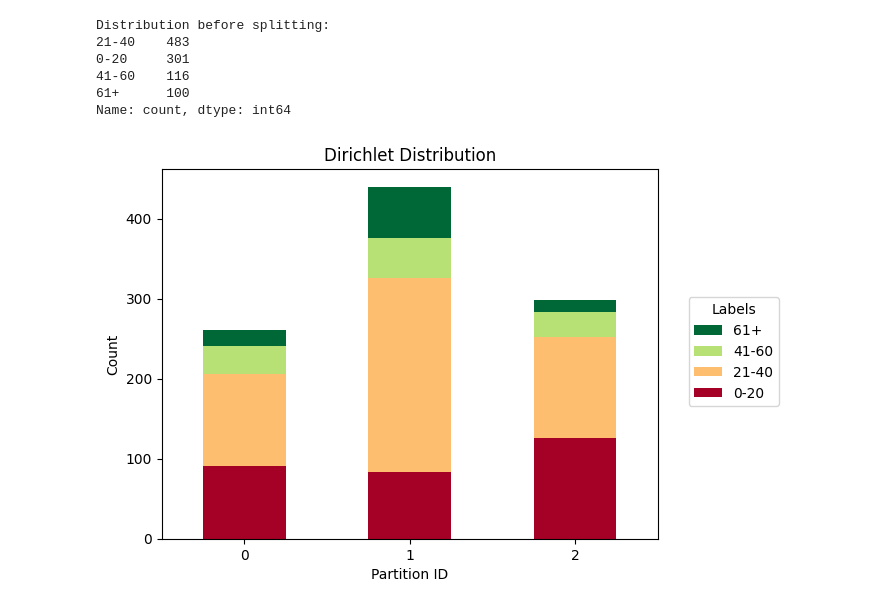
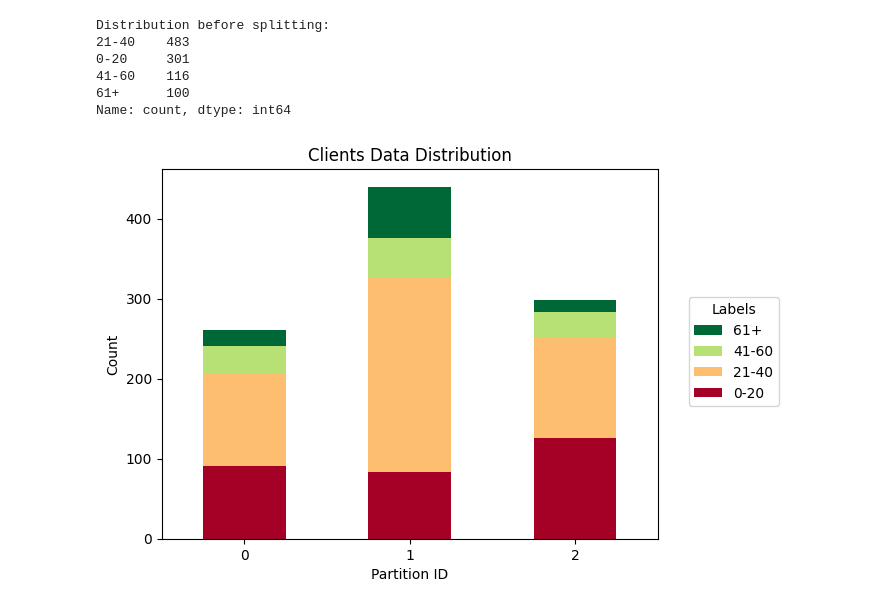
Before and after one commit to NguyenDung0210/Federated_Learning_Medical_Imaging, a Jupyter notebook: fl-brain/visualize.ipynb, the cells around one changed output. Drawn from its saved outputs; the diff is of its cells as text; code cells hidden in the pictures.

```diff
--- a/fl-brain/visualize.ipynb
+++ b/fl-brain/visualize.ipynb
@@ -1,7 +1,7 @@
 # %%
 import pandas as pd
 
-df = pd.read_excel("D:/Prjs/Medical/data/participants.xlsx", nrows=1000)
+df = pd.read_excel("/home/ntdung/Medical/data/participants.xlsx", nrows=1000)
 df["image_path"] = df["subject_id"].apply(
     lambda x: f"data/{x}/anat/{x}_T1w.nii.gz"
 )
@@ -48,27 +48,27 @@ Name: count, dtype: int64
 # %%
 from flwr_datasets.partitioner import DirichletPartitioner
 from flwr_datasets.visualization import plot_label_distributions
 import matplotlib.pyplot as plt
 
 num_clients = 3
 partitioner = DirichletPartitioner(
     num_partitions=num_clients,
     partition_by="age_group",
     alpha=1.5,
     seed=42,
     min_partition_size=0,
 )
 partitioner.dataset = dataset
 
 fig, ax, _ = plot_label_distributions(
     partitioner,
     label_name="age_group",
     plot_type="bar",
     size_unit="absolute",
     legend=True,
     verbose_labels=True,
-    title=f"Dirichlet Distribution"
+    title=f"Clients Data Distribution"
 )
 plt.show()
 # %% [output]
-[figure, old version]
+[figure, new version]
```
Also changed, not shown: parts of 2 cells of this notebook.
